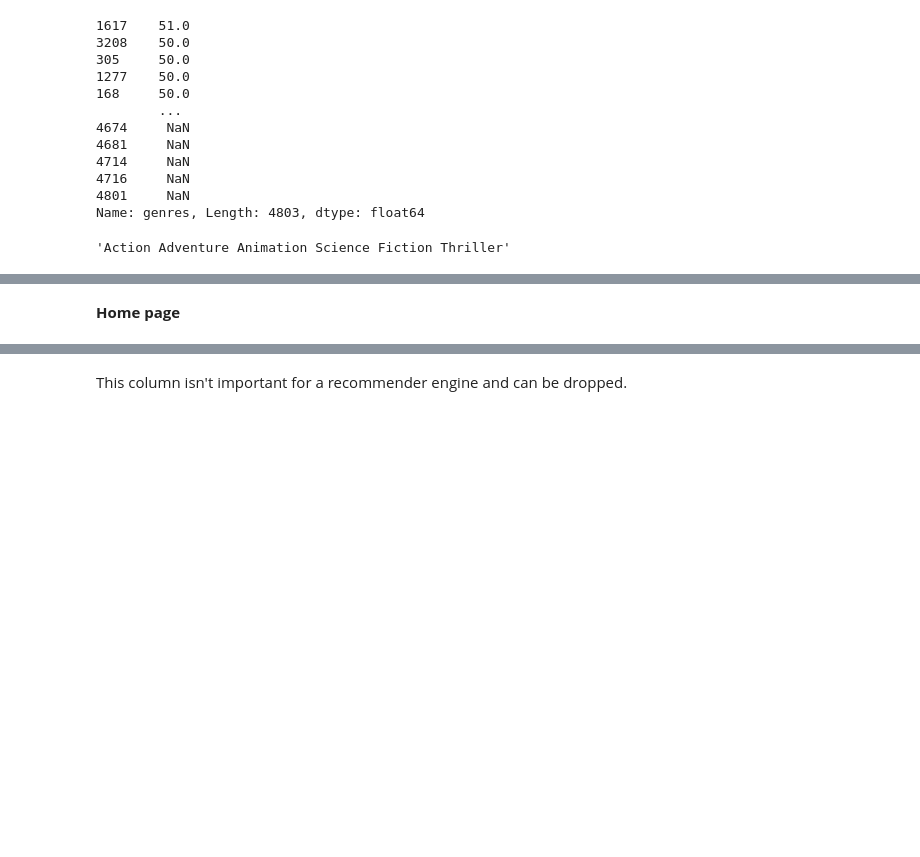
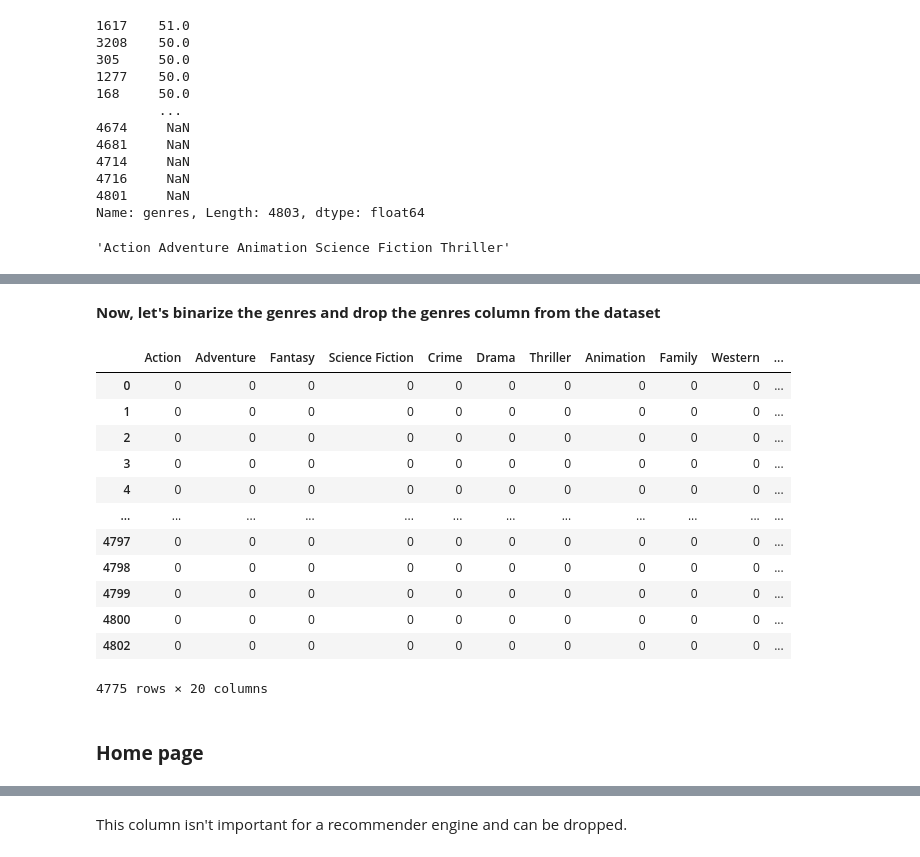
Before and after one commit to mike-laccavole/movie-recommendation-engine, a Jupyter notebook: notebooks/Movies.ipynb, the cells around one changed output, grey strips where cells are left out. Drawn from its saved outputs; the diff is of its cells as text; code cells hidden in the pictures; blank space fills up the shorter version.

Commit message:
Further processing and feature engineering, most notably in the genres column

```diff
--- a/notebooks/Movies.ipynb
+++ b/notebooks/Movies.ipynb
@@ -108,4 +110,7 @@ movies[['index']]
 4803 rows × 1 columns
 # %% [markdown]
 This data simply matches the already-existing index data of each row. This column can and should be `dropped`.
+# %%
+# Drop this useless column from the dataframe
+movies.drop(columns = 'index', inplace = True)
 # %% [markdown]
@@ -176,0 +253,6 @@ When it comes time in this notebook for some `feature engineering`, we'll change
+# %%
+# Drop rows in which the 'genre' values are NaNs.
+movies = movies[movies['genres'].notna()]
+
+# Check work
+movies[movies['genres'].isna()]
@@ -176,0 +264,20 @@ When it comes time in this notebook for some `feature engineering`, we'll change
+# %%
+# Create an empty list called 'genres'
+genres = []
+
+# Create a list of indices as long as the column 'genres' in the dataframe
+for i in range(0, len(movies['genres'])):
+
+    # Isolate each cell one by one and create a list of genres in the cell
+    cell = movies.iloc[i]['genres'].split(' ')
+
+    # Loop through each list to look for unique genres
+    for genre in cell:
+
+        # Add unique genres to the genre list
+        if genre not in genres:
+            genres.append(genre)
+
+# Take a look at the genres list and how many unique genres are in it
+print(f'There are {len(genres)} unique genres in the dataset, and they are:')
+print(genres)
@@ -176,0 +332,27 @@ When it comes time in this notebook for some `feature engineering`, we'll change
+# %% [markdown]
+**Now, let's binarize the genres and drop the genres column from the dataset**
+# %%
+df2 = pd.DataFrame(columns = [genre for genre in genres], index = movies.index, data = 0)
+df2
+
+test = ['Horror', 'Mystery']
+
+for i in test:
+    for column in df2:
+        if i == column:
+            df2[column].iloc[0] += 1
+df2
+# %% [output]
+|  | Action | Adventure | Fantasy | Science Fiction | Crime | Drama | Thriller | Animation | Family | Western | ... |
+| 0 | 0 | 0 | 0 | 0 | 0 | 0 | 0 | 0 | 0 | 0 | ... |
+| 1 | 0 | 0 | 0 | 0 | 0 | 0 | 0 | 0 | 0 | 0 | ... |
+| 2 | 0 | 0 | 0 | 0 | 0 | 0 | 0 | 0 | 0 | 0 | ... |
+| 3 | 0 | 0 | 0 | 0 | 0 | 0 | 0 | 0 | 0 | 0 | ... |
+| 4 | 0 | 0 | 0 | 0 | 0 | 0 | 0 | 0 | 0 | 0 | ... |
+| ... | ... | ... | ... | ... | ... | ... | ... | ... | ... | ... | ... |
+| 4797 | 0 | 0 | 0 | 0 | 0 | 0 | 0 | 0 | 0 | 0 | ... |
+| 4798 | 0 | 0 | 0 | 0 | 0 | 0 | 0 | 0 | 0 | 0 | ... |
+| 4799 | 0 | 0 | 0 | 0 | 0 | 0 | 0 | 0 | 0 | 0 | ... |
+| 4800 | 0 | 0 | 0 | 0 | 0 | 0 | 0 | 0 | 0 | 0 | ... |
+| 4802 | 0 | 0 | 0 | 0 | 0 | 0 | 0 | 0 | 0 | 0 | ... |
+4775 rows × 20 columns
@@ -177,4 +408,4 @@ When it comes time in this notebook for some `feature engineering`, we'll change
 # %% [markdown]
-**Home page**
+### **Home page**
 # %%
 movies[['homepage']]
```
Also changed, not shown: parts of 66 cells of this notebook.
